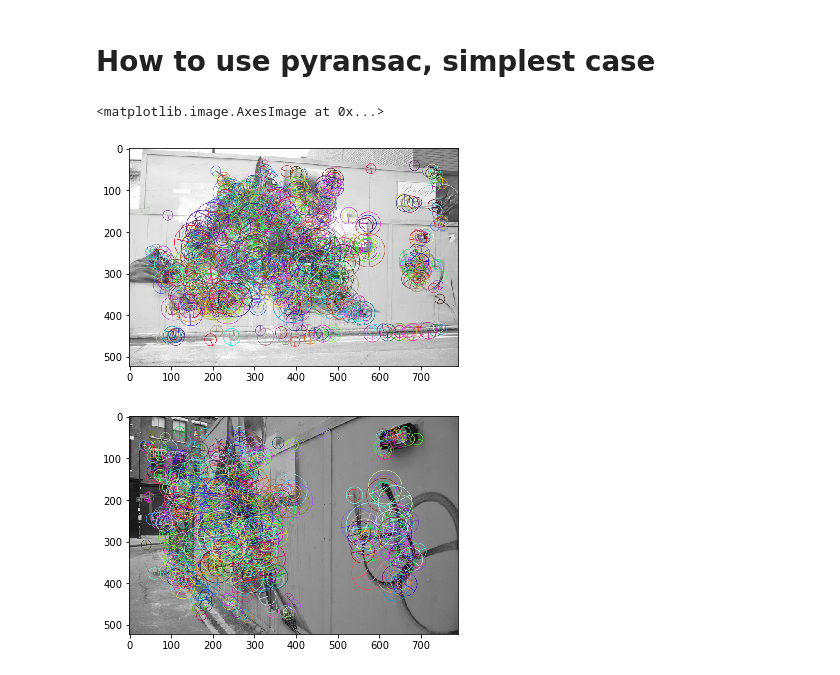
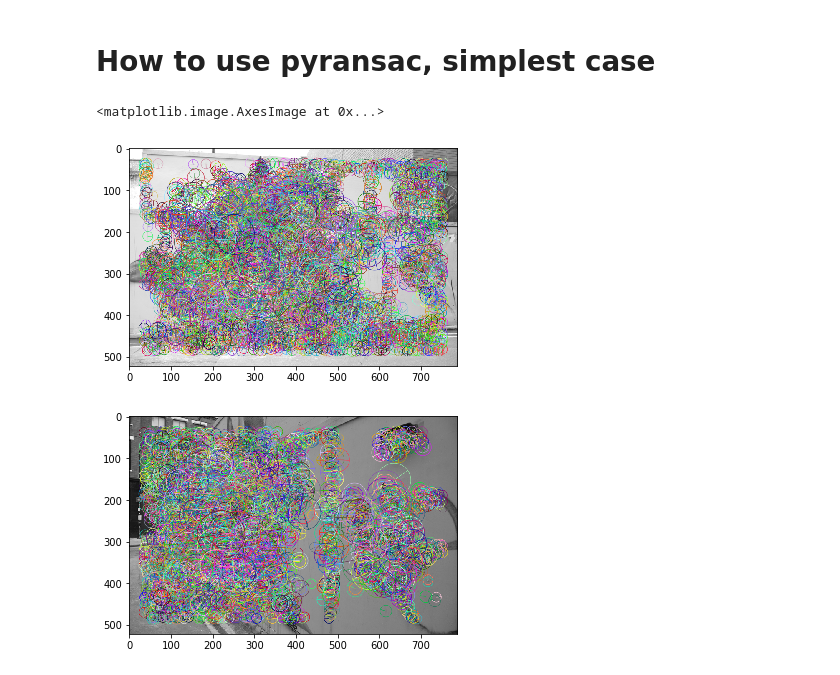
Before and after one commit to ducha-aiki/pyransac, a Jupyter notebook: examples/simple-example.ipynb, the cells around one changed output. Cells and saved outputs as stored; diff of their text form; code cells hidden in the pictures.

```diff
--- a/examples/simple-example.ipynb
+++ b/examples/simple-example.ipynb
@@ -41,36 +41,36 @@ def draw_matches(kps1, kps2, tentatives, img1, img2, H, mask):
 #Lets load some images and detect some featues
 # Images are from HSequences dataset  https://github.com/hpatches/hpatches-dataset
 img1 = cv2.cvtColor(cv2.imread('img/v_dogman/1.ppm'), cv2.COLOR_BGR2RGB)
 img2 = cv2.cvtColor(cv2.imread('img/v_dogman/6.ppm'), cv2.COLOR_BGR2RGB)
 
 
 H_gt =np.loadtxt('img/v_dogman/H_1_6')
 
 # SIFT is not available by pip install, so lets use AKAZE features
-det = cv2.AKAZE_create(descriptor_type = 3, threshold=0.001)
+det = cv2.AKAZE_create(descriptor_type = 3, threshold=0.00001)
 kps1, descs1 = det.detectAndCompute(img1,None)
 kps2, descs2 = det.detectAndCompute(img2,None)
 
 
 # AKAZE features output "detection" scale, which is 6x less than one used for descriptor
 # For correct drawing, we increase it manually
 for i in range(len(kps1)):
     kps1[i].size = 5*kps1[i].size
 for i in range(len(kps2)):
     kps2[i].size = 5*kps2[i].size
 
 vis_img1, vis_img2 = None,None
 vis_img1 = cv2.drawKeypoints(cv2.cvtColor(img1,cv2.COLOR_RGB2GRAY),kps1,vis_img1,
                              flags=cv2.DRAW_MATCHES_FLAGS_DRAW_RICH_KEYPOINTS)
 vis_img2 = cv2.drawKeypoints(cv2.cvtColor(img2,cv2.COLOR_RGB2GRAY),kps2,vis_img2,
                              flags=cv2.DRAW_MATCHES_FLAGS_DRAW_RICH_KEYPOINTS)
 plt.imshow(vis_img1)
 plt.figure()
 plt.imshow(vis_img2)
 # %% [output]
 <matplotlib.image.AxesImage at 0x...>
-[figure, old version]
+[figure, new version]
-[figure, old version]
+[figure, new version]
 # %%
 # BFMatcher with default params
 bf = cv2.BFMatcher()
```
Also changed, not shown: parts of 7 cells of this notebook, 2 other files.
